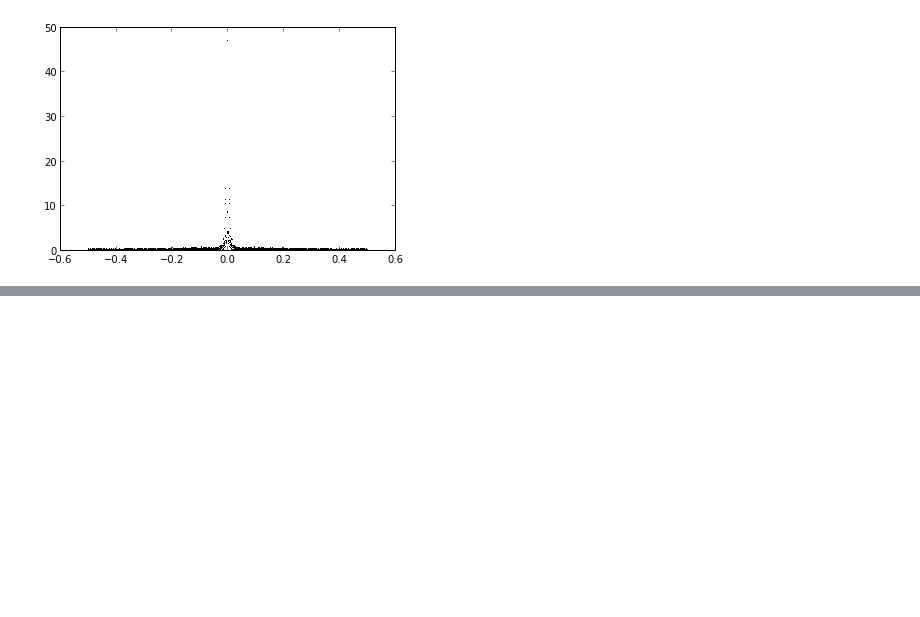
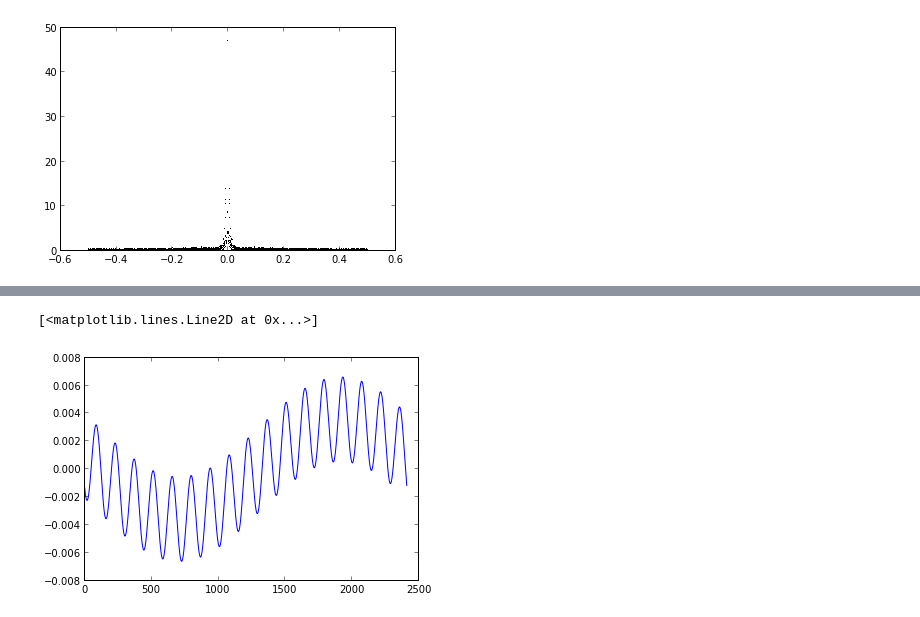
Before and after one commit to Nicolucas/GitFolder, a Jupyter notebook: Computational PhysicsHW/Tarea5/ManchasSolares.ipynb, the cells around one changed output, grey strips where cells are left out. Cells and saved outputs as stored; diff of their text form; code cells hidden in the pictures; blank space fills up the shorter version.

```diff
--- a/Computational PhysicsHW/Tarea5/ManchasSolares.ipynb
+++ b/Computational PhysicsHW/Tarea5/ManchasSolares.ipynb
@@ -85,0 +95,7 @@ array([-0.49937682, -0.49896136, -0.49854591, ..., -0.50103864,
+# %%
+clean_f = ifft(fft_x)
+
+plt.plot(real(clean_f))
+# %% [output]
+[<matplotlib.lines.Line2D at 0x...>]
+[figure, added]
```
Also changed, not shown: parts of 3 cells of this notebook.
